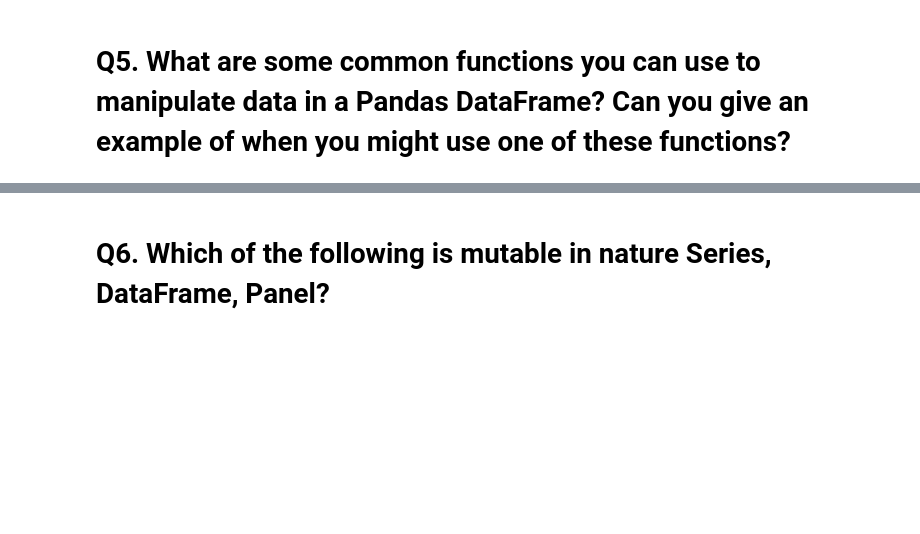
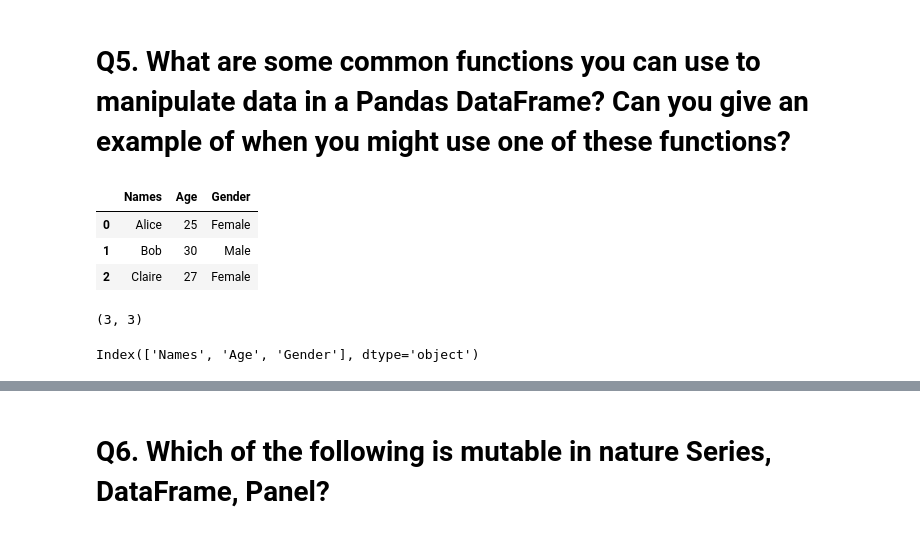
Before and after one commit to Arka1212/Data-Science-Assignments, a Jupyter notebook: Pandas_Basic_Assignment.ipynb, the cells around one changed output, grey strips where cells are left out. Cells and saved outputs as stored; diff of their text form; code cells hidden in the pictures; blank space fills up the shorter version.

```diff
--- a/Pandas_Basic_Assignment.ipynb
+++ b/Pandas_Basic_Assignment.ipynb
@@ -13,2 +98,20 @@
 # %% [markdown]
 # Q5. What are some common functions you can use to manipulate data in a Pandas DataFrame? Can you give an example of when you might use one of these functions?
+# %%
+# Demo Data.
+random_df
+# %% [output]
+|  | Names | Age | Gender |
+| 0 | Alice | 25 | Female |
+| 1 | Bob | 30 | Male |
+| 2 | Claire | 27 | Female |
+# %%
+# Dataframe shape.
+random_df.shape          # ROWS = 3 & COLUMNS = 3
+# %% [output]
+(3, 3)
+# %%
+# Columns in dataframe.
+random_df.columns
+# %% [output]
+Index(['Names', 'Age', 'Gender'], dtype='object')
```
Also changed, not shown: parts of 13 cells of this notebook.
